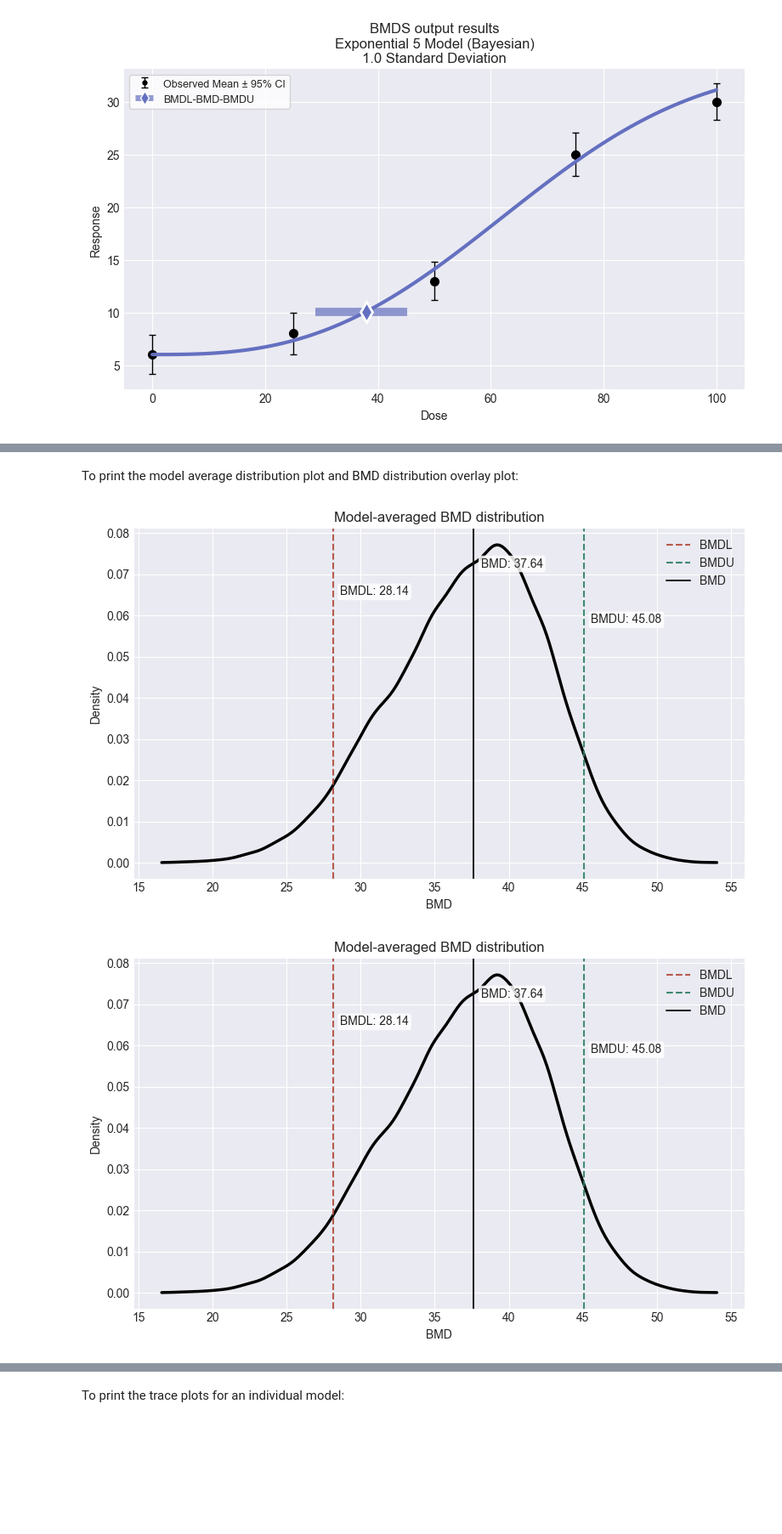
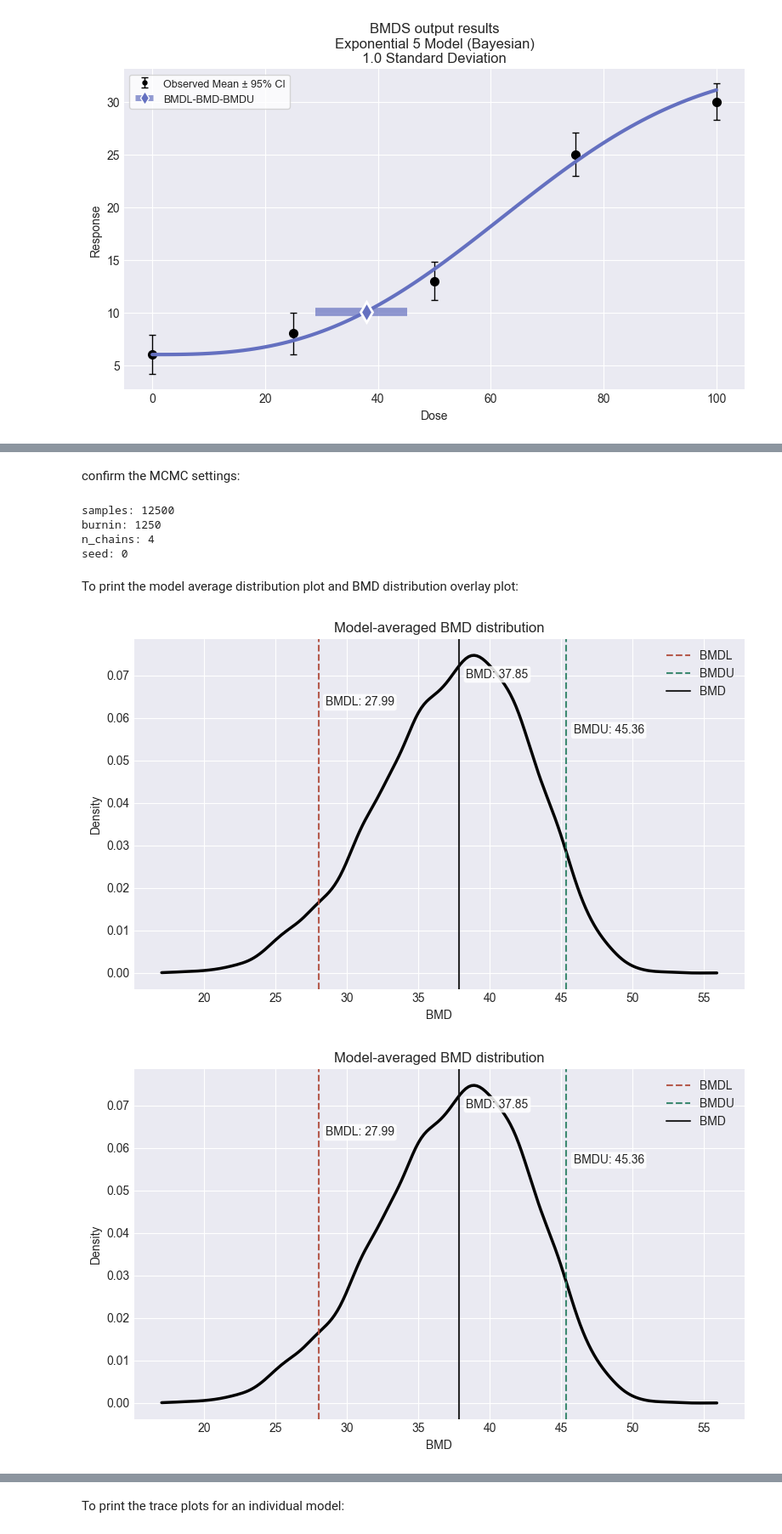
Before and after one commit to USEPA/BMDS, a Jupyter notebook: docs/source/recipes/continuous_ma.ipynb, the cells around one changed output, grey strips where cells are left out. Shown at 85% size. Cells and saved outputs as stored; diff of their text form; code cells hidden in the pictures; blank space fills up the shorter version.

Commit message:
Revisions to DMA and CMA recipes - MCMC settings

```diff
--- a/docs/source/recipes/continuous_ma.ipynb
+++ b/docs/source/recipes/continuous_ma.ipynb
@@ -77,7 +77,15 @@ dataset = pybmds.ContinuousDataset(
 
 # LOUD model averaging using the standard BMDS continuous suite
 session1 = pybmds.Session(dataset=dataset)
+
+settings = {
+    "n_chains": 4,
+    "samples": 12500,
+    "burnin": 1250,
+}
+
 session1.add_default_bayesian_models(
+    settings=settings,
     prior_class=pybmds.PriorClass.bayesian_loud,
     model_average=True,      # add model averaging
     include_extended=False,  # standard suite only (not PROAST/EFSA-expanded)
@@ -96,13 +104,26 @@ BMD = 37.64 [28.14, 45.08]
+# %% [markdown]
+confirm the MCMC settings:
+# %%
+model = session1.models[0]  # or whichever model you want to inspect
+print("samples:", model.settings.samples)
+print("burnin:", model.settings.burnin)
+print("n_chains:", model.settings.n_chains)
+print("seed:", model.settings.seed)
+# %% [output]
+samples: 12500
+burnin: 1250
+n_chains: 4
+seed: 0
 # %% [markdown]
 To print the model average distribution plot and BMD distribution overlay plot:
 # %%
 from pybmds.plotting.LOUD import get_model_average_figures
 from IPython.display import display
 
-figs = get_model_average_figures(session1, n_chains=1, compressed=True)
+figs1 = get_model_average_figures(session1, compressed=True)
 
 # Show only the model-averaged BMD distribution
-display(figs["posterior"])
+display(figs1["posterior"])
 # %% [output]
-[figure, old version]
+[figure, new version]
-[figure, old version]
+[figure, new version]
```
Also changed, not shown: parts of 12 cells of this notebook, 1 other file.
